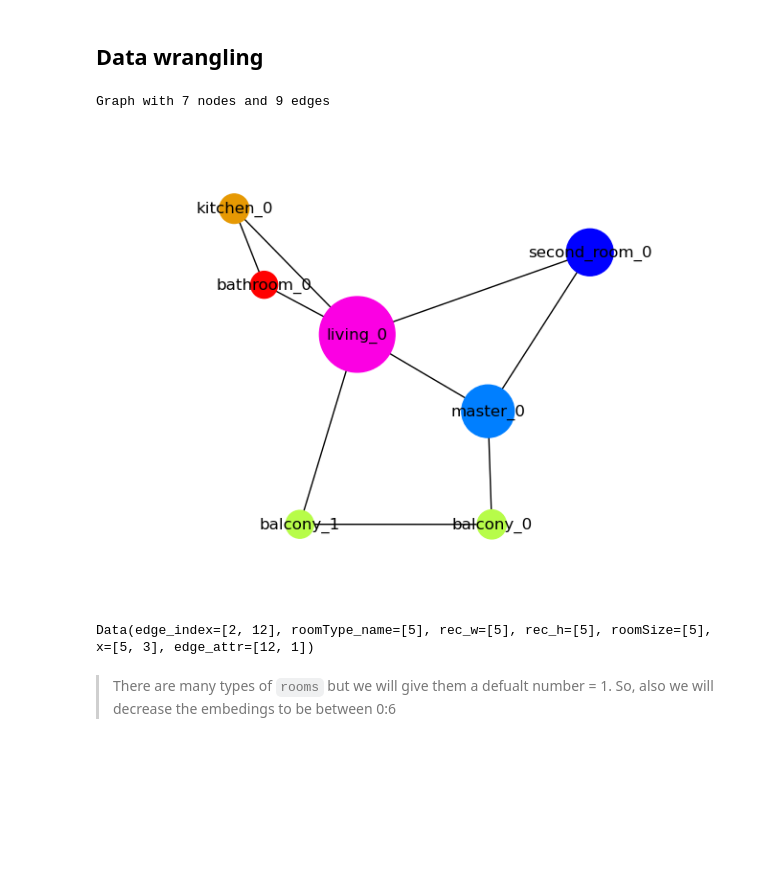
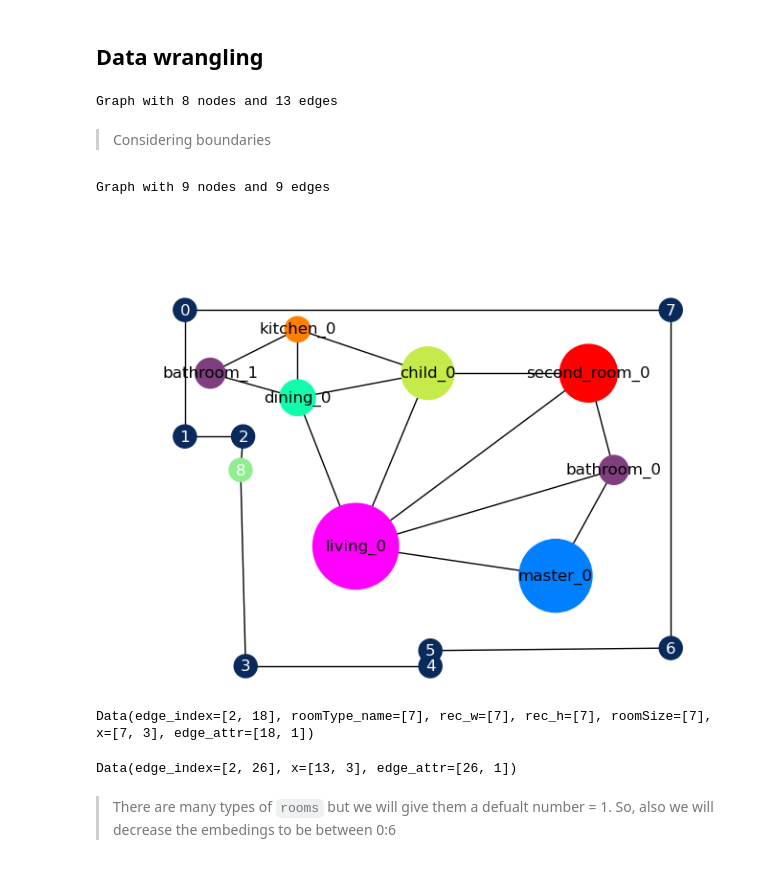
Before and after one commit to mo7amed7assan1911/Floor_Plan_Generation_using_GNNs, a Jupyter notebook: Regressions/squares_w_h.ipynb, the cells around one changed output. Saved outputs shown, nothing was run; the diff lists cells and outputs as text; code cells hidden in the pictures; blank space fills up the shorter version.

Commit message:
Considering boundary graph, problem: compination between the 2 graphs

```diff
--- a/Regressions/squares_w_h.ipynb
+++ b/Regressions/squares_w_h.ipynb
@@ -72,8 +72,9 @@ from torch_geometric.nn import GCNConv, GATConv, global_mean_pool, global_max_po
 # url = '/media/mo/DATA/Grad/Planify_Dataset/Graph/Planify_Graphs.pkl'
 
 # for my pc [windows]
-url = "D:\Grad\Planify_Dataset\Graph\Planify_Graphs.pkl"
-
+# url = "D:\Grad\Planify_Dataset\Graph\Planify_Graphs.pkl"
+url_real = "D:\Grad\Planify_Dataset\Graph\graphs\Graphs_real.pkl"
+url_boundary = r"D:\Grad\Planify_Dataset\Graph\graphs\boundaries.pkl"
 # for kaggle
 # url = '/kaggle/input/planify-graphs/Planify_Graphs.pkl'
 # %% [markdown]
@@ -107,19 +108,23 @@ def draw_graph(G):
     plt.ylim(min(y_coords) - threshold, max(y_coords) + threshold)
 
 
-def collate_fn(graphs_list):
-    batch = Batch.from_data_list([Data.from_(g) for g in graphs_list])
-    return batch
+def draw_graph_boundary(G):
+    #  nodes positions for drawing, note that we invert the y pos
+    pos = {node: (G.nodes[node]['centroid'][0], -G.nodes[node]['centroid'][1])  for node in G.nodes}
+
+    door_color = '#90EE90'
+    other_nodes_color = '#0A2A5B'
+    color_map = [door_color if G.nodes[node]['type'] == 1 else other_nodes_color for node in G.nodes]
+
+    nx.draw(G, pos=pos, with_labels=True, node_color=color_map, font_color='w', font_size=12)
 # %% [markdown]
 <a id='wrangling'></a>
 ## Data wrangling
 # %%
-with open(url, 'rb') as f:
+with open(url_real, 'rb') as f:
     Graphs = pickle.load(f)
 
 G = Graphs[1911]
 print(G)
-draw_graph(G)
 # %% [output]
-Graph with 7 nodes and 9 edges
+Graph with 8 nodes and 13 edges
-[figure, removed]
@@ -128,8 +131,24 @@ features = ['roomType_embd', 'actualCentroid_x', 'actualCentroid_y']
+# %% [markdown]
+> Considering boundaries
+# %%
+with open(url_boundary, 'rb') as f:
+    boundaries = pickle.load(f)
+
+b = boundaries[1911]
+print(b)
+# %% [output]
+Graph with 9 nodes and 9 edges
+# %%
+draw_graph_boundary(b)
+draw_graph(G)
+# %% [output]
+[figure, added]
 # %%
 # Converting networkx graphs to pytorchGeo graphs
+features = ['roomType_embd', 'actualCentroid_x', 'actualCentroid_y']
 Graphs_pyTorch = []
 for G in tqdm(Graphs):
-    G_new = from_networkx(G, group_node_attrs=features, group_edge_attrs=['dist'])
+    G_new = from_networkx(G, group_node_attrs=features, group_edge_attrs=['distance'])
     # Normalizing feature matrix (x)
     # G_new = T.NormalizeFeatures()(G_new)
 
@@ -137,7 +156,18 @@ for G in tqdm(Graphs):
 
 Graphs_pyTorch[0]
 # %% [output]
-Data(edge_index=[2, 12], roomType_name=[5], rec_w=[5], rec_h=[5], roomSize=[5], x=[5, 3], edge_attr=[12, 1])
+Data(edge_index=[2, 18], roomType_name=[7], rec_w=[7], rec_h=[7], roomSize=[7], x=[7, 3], edge_attr=[18, 1])
+# %%
+# Converting networkx boundary graphs to pytorchGeo graphs
+Boundaries_pyTorch = []
+for b in tqdm(boundaries):
+    b_new = from_networkx(b, group_node_attrs=['type', 'centroid'], group_edge_attrs=['distance'])
+
+    Boundaries_pyTorch.append(b_new)
+
+Boundaries_pyTorch[0]
+# %% [output]
+Data(edge_index=[2, 26], x=[13, 3], edge_attr=[26, 1])
 # %% [markdown]
 > There are many types of `rooms` but we will give them a defualt number = 1.
 > So, also we will decrease the embedings to be between 0:6
```
Also changed, not shown: parts of 15 cells of this notebook.
